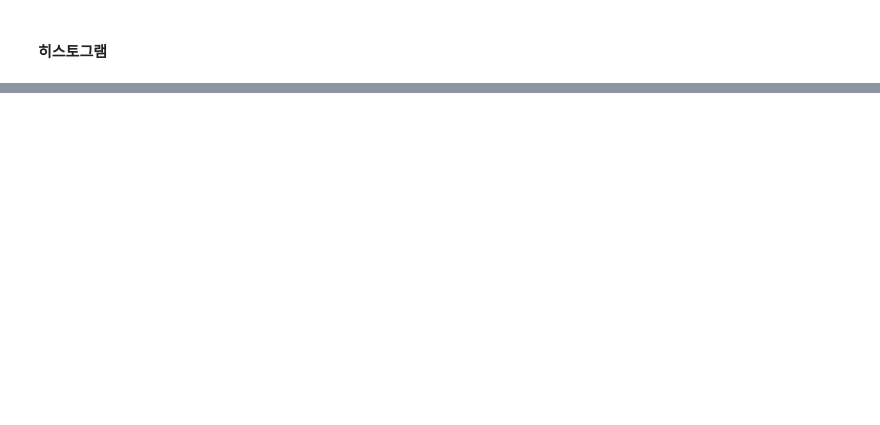
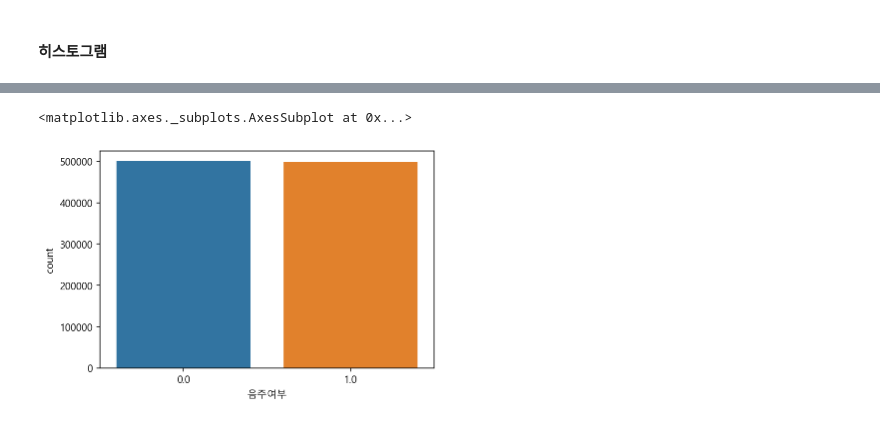
Before and after one commit to ssue-lee/practice, a Jupyter notebook: hearth_analysis.ipynb, the cells around one changed output, grey strips where cells are left out. Saved outputs shown, nothing was run; the diff lists cells and outputs as text; code cells hidden in the pictures; blank space fills up the shorter version.

```diff
--- a/hearth_analysis.ipynb
+++ b/hearth_analysis.ipynb
@@ -271,0 +312,5 @@ df.pivot_table(index=["성별코드", "음주여부"], values="감마지티피",
+# %%
+sns.countplot(data=df, x="음주여부")
+# %% [output]
+<matplotlib.axes._subplots.AxesSubplot at 0x...>
+[figure, added]
```
Also changed, not shown: parts of 23 cells of this notebook.
